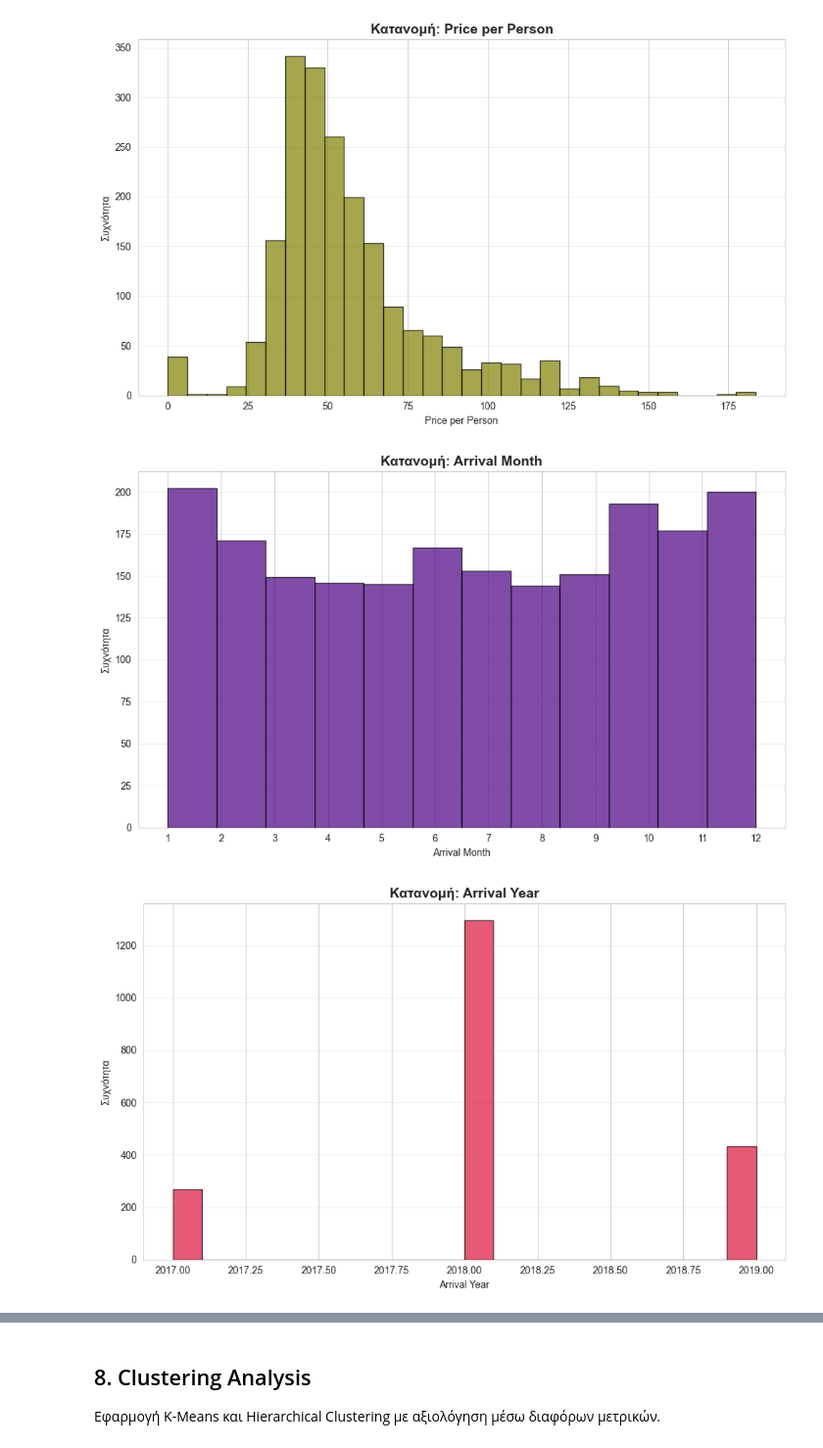
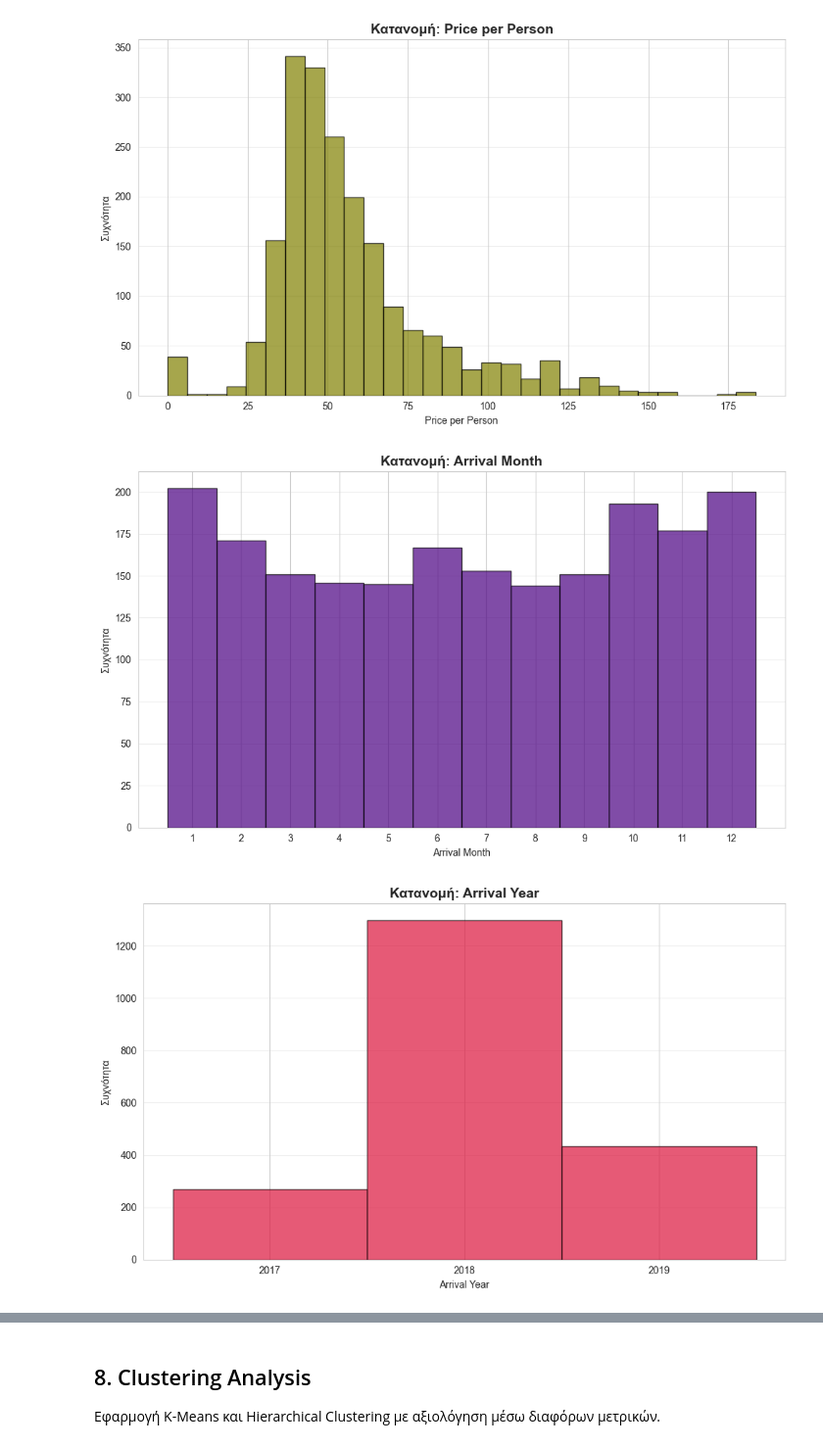
Before and after one commit to dgodolias/HotelCancellationsClustering, a Jupyter notebook: preprocessing.ipynb, the cells around one changed output, grey strips where cells are left out. Shown: that part at 98% size. Cells and saved outputs as stored; diff of their text form; code cells hidden in the pictures.

```diff
--- a/preprocessing.ipynb
+++ b/preprocessing.ipynb
@@ -454,7 +495,8 @@ plt.show()
 # %%
 # Ιστόγραμμα για Arrival_Month
 plt.figure(figsize=(10, 6))
-plt.hist(df_processed['Arrival_Month'], bins=12, edgecolor='black', alpha=0.7, color='indigo')
+bins = [x - 0.5 for x in range(1, 14)]  # Μήνες από 1 έως 12
+plt.hist(df_processed['Arrival_Month'], bins=bins, edgecolor='black', alpha=0.7, color='indigo', align='mid')
 plt.title('Κατανομή: Arrival Month', fontsize=14, fontweight='bold')
 plt.xlabel('Arrival Month')
 plt.ylabel('Συχνότητα')
@@ -463,19 +505,23 @@ plt.grid(axis='y', alpha=0.3)
 plt.tight_layout()
 plt.show()
 # %% [output]
-[figure, old version]
+[figure, new version]
 # %%
 # Ιστόγραμμα για Arrival_Year
 plt.figure(figsize=(10, 6))
-plt.hist(df_processed['Arrival_Year'], bins=20, edgecolor='black', alpha=0.7, color='crimson')
+unique_vals = sorted(df_processed['Arrival_Year'].unique())
+bins = [x - 0.5 for x in range(int(df_processed['Arrival_Year'].min()), int(df_processed['Arrival_Year'].max()) + 2)]
+plt.hist(df_processed['Arrival_Year'], bins=bins, edgecolor='black', alpha=0.7, color='crimson', align='mid')
 plt.title('Κατανομή: Arrival Year', fontsize=14, fontweight='bold')
 plt.xlabel('Arrival Year')
 plt.ylabel('Συχνότητα')
+plt.xticks(unique_vals)
+
 plt.grid(axis='y', alpha=0.3)
 plt.tight_layout()
 plt.show()
 # %% [output]
-[figure, old version]
+[figure, new version]
 # %%
 # Ιστόγραμμα για Reservation_Weekday
 plt.figure(figsize=(10, 6))
```
Also changed, not shown: parts of 15 cells of this notebook.
